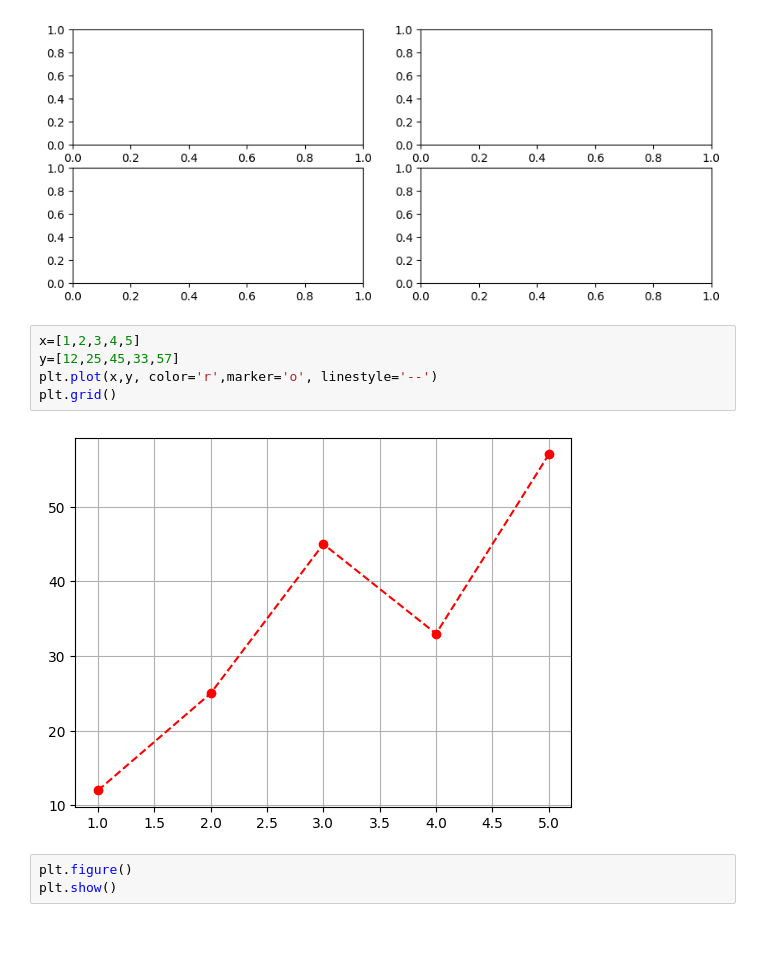
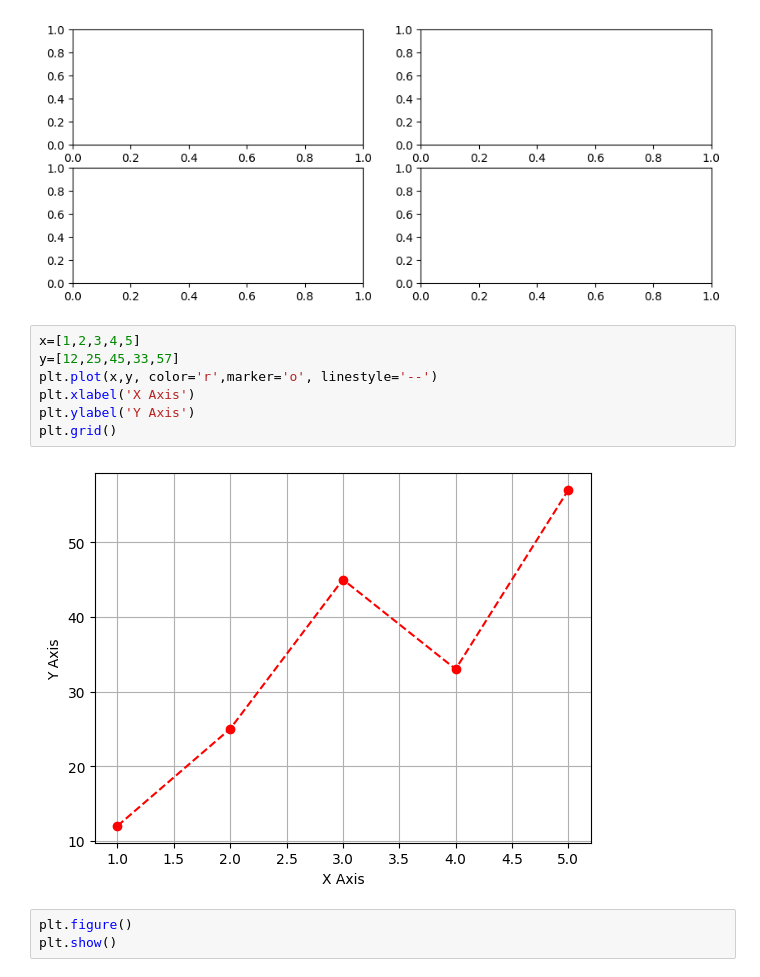
Before and after one commit to sachin5031/Python_Data_Visualization, a Jupyter notebook: data_visualization.ipynb, the cells around one changed output. Drawn from its saved outputs; the diff is of its cells as text; blank space fills up the shorter version.

```diff
--- a/data_visualization.ipynb
+++ b/data_visualization.ipynb
@@ -36,10 +36,12 @@ plt.show()
 # %%
 x=[1,2,3,4,5]
 y=[12,25,45,33,57]
 plt.plot(x,y, color='r',marker='o', linestyle='--')
+plt.xlabel('X Axis')
+plt.ylabel('Y Axis')
 plt.grid()
 # %% [output]
-[figure, old version]
+[figure, new version]
 # %%
 plt.figure()
 plt.show()
```
Also changed, not shown: parts of 3 cells of this notebook.
